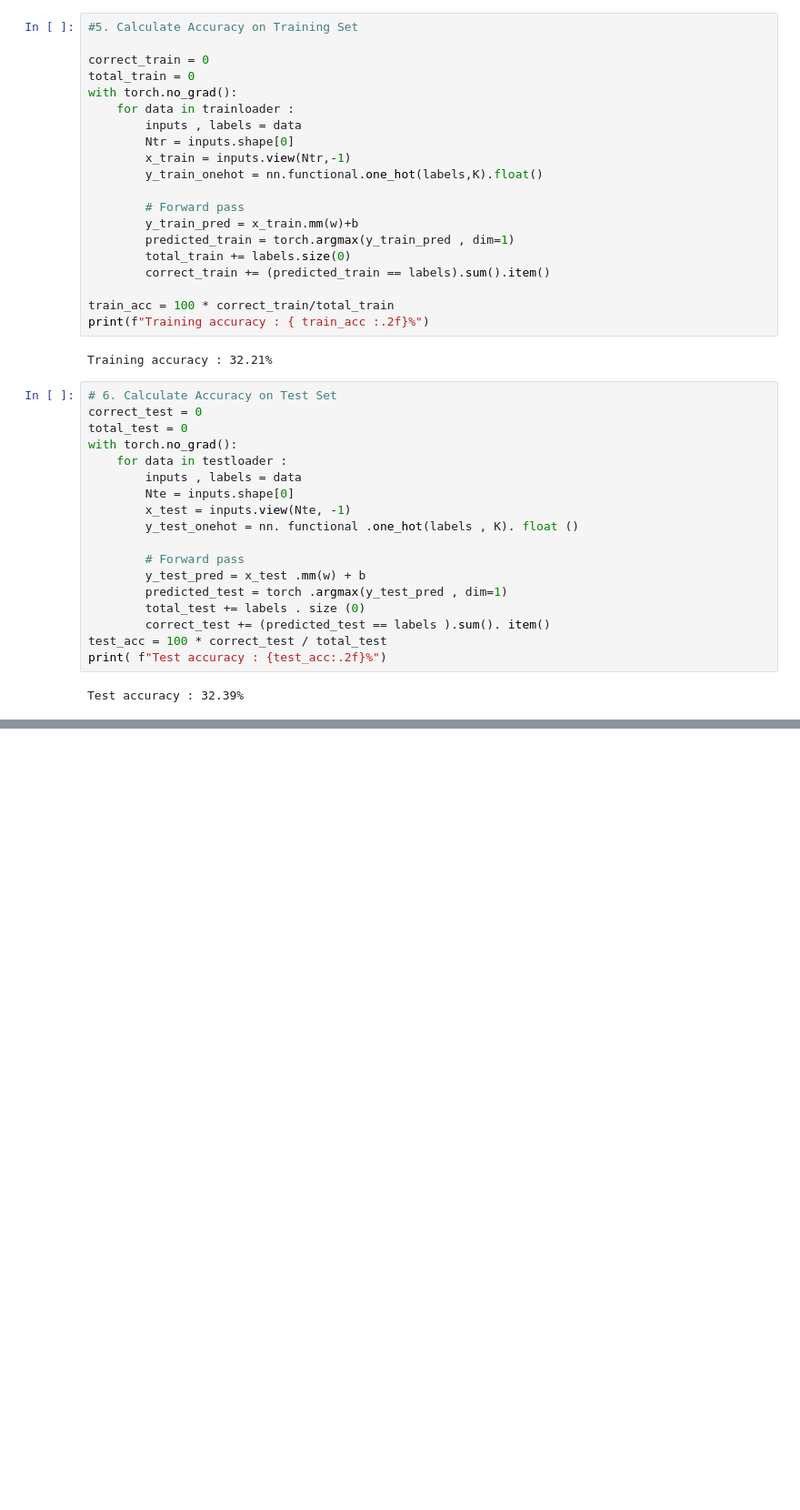
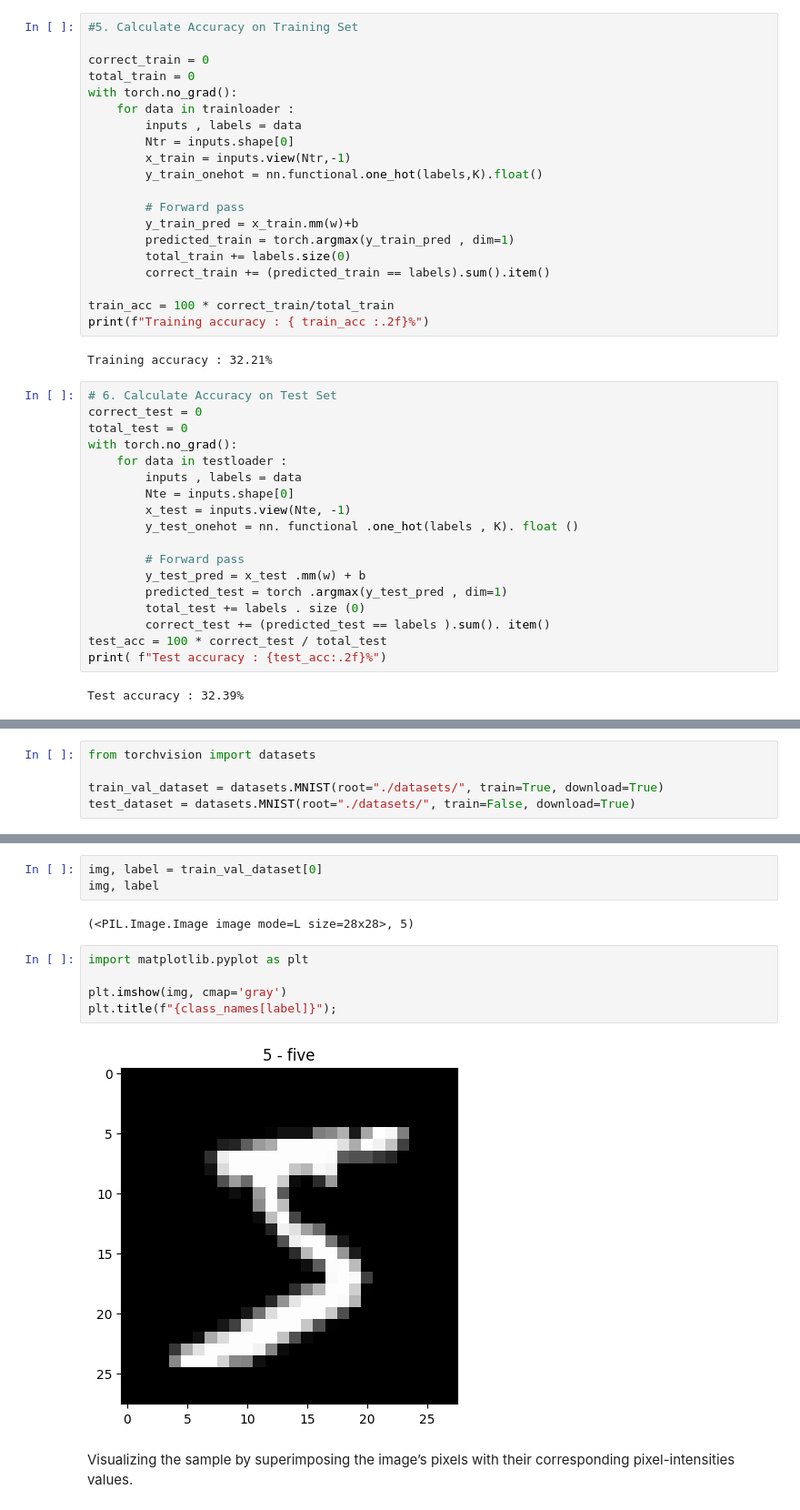
Before and after one commit to AnushkaSamaranayake/EN3160-Assignment-3-Neural-Networks, a Jupyter notebook: assignment3.ipynb, the cells around one changed output, grey strips where cells are left out. Shown at 91% size. Drawn from its saved outputs; the diff is of its cells as text; blank space fills up the shorter version.

```diff
--- a/assignment3.ipynb
+++ b/assignment3.ipynb
@@ -441,0 +444,5 @@ Test accuracy : 32.39%
+# %%
+from torchvision import datasets
+
+train_val_dataset = datasets.MNIST(root="./datasets/", train=True, download=True)
+test_dataset = datasets.MNIST(root="./datasets/", train=False, download=True)
@@ -441,0 +514,14 @@ Test accuracy : 32.39%
+# %%
+img, label = train_val_dataset[0]
+img, label
+# %% [output]
+(<PIL.Image.Image image mode=L size=28x28>, 5)
+# %%
+import matplotlib.pyplot as plt
+
+plt.imshow(img, cmap='gray')
+plt.title(f"{class_names[label]}");
+# %% [output]
+[figure, added]
+# %% [markdown]
+Visualizing the sample by superimposing the image’s pixels with their corresponding pixel-intensities values.
```
Also changed, not shown: parts of 20 cells of this notebook, 10 other files.
